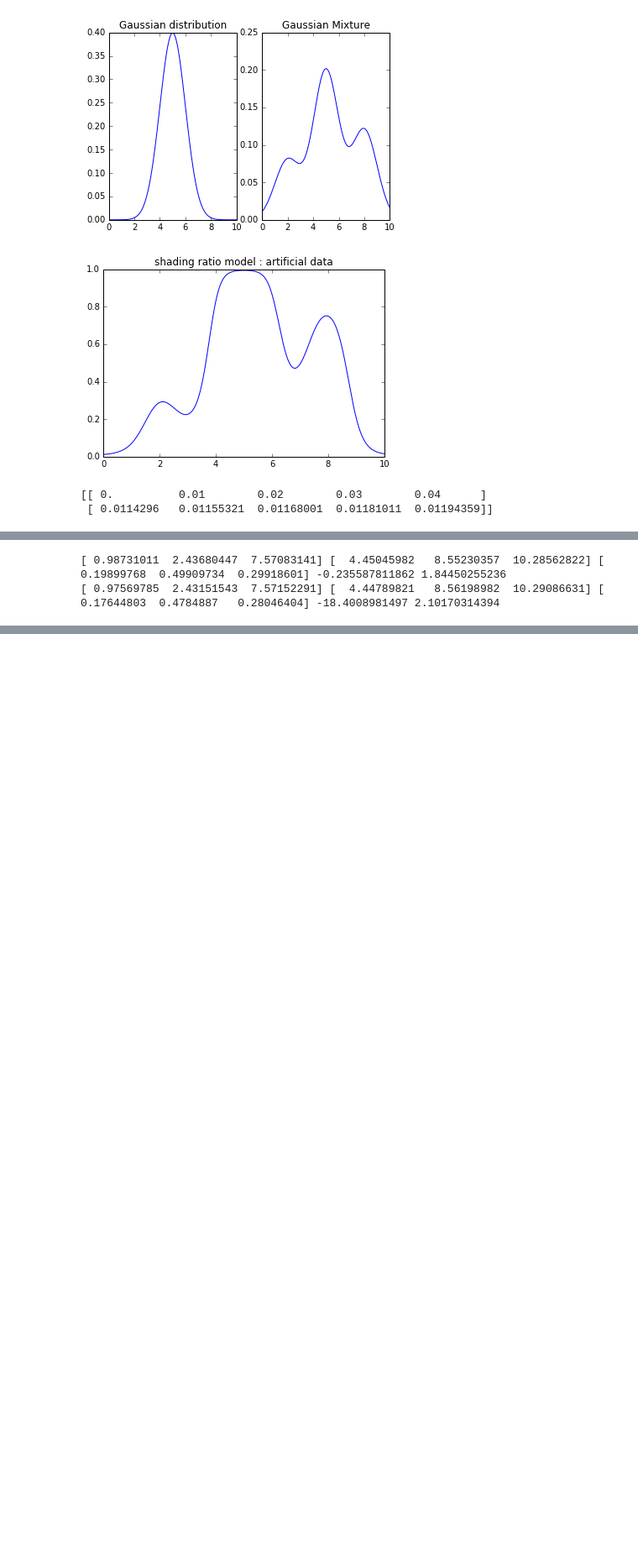
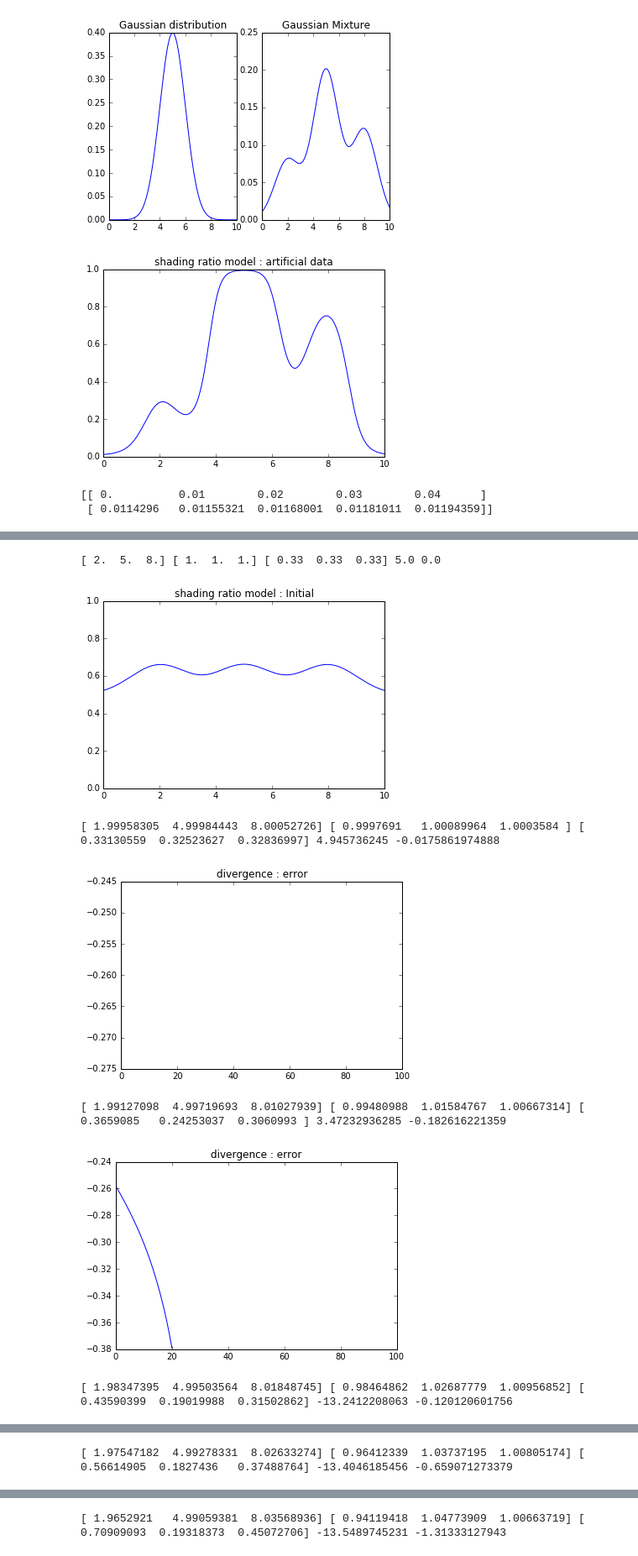
Before and after one commit to daigo0927/pyworks, a Jupyter notebook: ShadingRatioModeling/ShadeModeling.ipynb, the cells around one changed output, grey strips where cells are left out. Shown at 84% size. Cells and saved outputs as stored; diff of their text form; code cells hidden in the pictures; blank space fills up the shorter version.

```diff
--- a/ShadingRatioModeling/ShadeModeling.ipynb
+++ b/ShadingRatioModeling/ShadeModeling.ipynb
@@ -109,20 +270,35 @@ def GradientDescent(parameter, LearningRate, gradient):
 iterate = range(100)
 mu = muInit
 sigma = sigmaInit
-pi = piTrue
+pi = piInit
 a = aInit
 b = bInit
+print(mu, sigma, pi, a, b)
+
+
+InitModel = []
+for i in data[0, :]:
+    InitModel.append(ShadeModel(i, mu=mu, sigma=sigma, pi=pi, a=a, b=b))
+
+plt.plot(data[0, :], InitModel)
+plt.ylim([0, 1])
+plt.title('shading ratio model : Initial')
+plt.show()
+
 
 # little value for numerical defferentiation
 h = 1e-4
 
+# divergence
+Div = []
+
 for i in iterate:
     # learning rate : 1/t anealed
-    EtaMu = 1
-    EtaSigma = 1
+    EtaMu = 0.1
+    EtaSigma = 0.1
     EtaPi = 0.1
-    EtaA = 1
-    EtaB = 1
+    EtaA = 1.0
+    EtaB = 1.0
 
 
     # update mu
@@ -148,6 +324,7 @@ for i in iterate:
         Divb = Bregman_divergence(x = data[0, : ], f = data[1,: ], mu=mu, sigma=sigma, pi = pi, a = a, b=b)
         grad[idx] = (Divf - Divb)/(2*h)
         sigma[idx] = tmp
+    # print(grad)
     sigma = GradientDescent(parameter=sigma, LearningRate=EtaSigma, gradient=grad)
 
     # update pi
@@ -162,32 +339,46 @@ for i in iterate:
         pi[idx] = tmp
     # print(grad)
     pi = GradientDescent(parameter=pi, LearningRate=EtaPi, gradient=grad)
 
     # update a
     Divf = Bregman_divergence(x = data[0, : ], f = data[1,: ], mu=mu, sigma=sigma, pi = pi, a = a+h, b=b)
     Divb = Bregman_divergence(x = data[0, : ], f = data[1,: ], mu=mu, sigma=sigma, pi = pi, a = a-h, b=b)
     gradient = (Divf - Divb)/(2*h)
     # print(gradient)
     a = GradientDescent(parameter=a, LearningRate=EtaA, gradient=gradient)
 
     # update b
     Divf = Bregman_divergence(x = data[0, : ], f = data[1,: ], mu=mu, sigma=sigma, pi = pi, a = a, b=b+h)
     Divb = Bregman_divergence(x = data[0, : ], f = data[1,: ], mu=mu, sigma=sigma, pi = pi, a = a, b=b-h)
     gradient = (Divf - Divb)/(2*h)
     # print(gradient)
     b = GradientDescent(parameter=b, LearningRate=EtaB, gradient=gradient)
 
+    Div.append(Bregman_divergence(x=data[0, : ], f = data[1, :], mu=mu, sigma = sigma, pi = pi, a = a, b = b))
+
     if(i % 20 ==0):
         print(mu, sigma, pi, a, b)
+        plt.plot(range(len(Div)), Div)
+        plt.xlim([0, len(iterate)])
+        plt.title('divergence : error')
+        plt.show()
+
+
 
 Result = []
 for i in data[0, :]:
     Result.append(ShadeModel(x = i, mu =mu, sigma=sigma, pi = pi, a=a, b=b))
 
 plt.plot(data[0, :], Result)
 plt.ylim([0, 1])
+plt.xlim([0,10])
 plt.title('shading ratio model : estimation result')
 plt.show()
 # %% [output]
-[ 0.98731011  2.43680447  7.57083141] [  4.45045982   8.55230357  10.28562822] [ 0.19899768  0.49909734  0.29918601] -0.235587811862 1.84450255236
-[ 0.97569785  2.43151543  7.57152291] [  4.44789821   8.56198982  10.29086631] [ 0.17644803  0.4784887   0.28046404] -18.4008981497 2.10170314394
+[ 2.  5.  8.] [ 1.  1.  1.] [ 0.33  0.33  0.33] 5.0 0.0
+[figure, added]
+[ 1.99958305  4.99984443  8.00052726] [ 0.9997691   1.00089964  1.0003584 ] [ 0.33130559  0.32523627  0.32836997] 4.945736245 -0.0175861974888
+[figure, added]
+[ 1.99127098  4.99719693  8.01027939] [ 0.99480988  1.01584767  1.00667314] [ 0.3659085   0.24253037  0.3060993 ] 3.47232936285 -0.182616221359
+[figure, added]
+[ 1.98347395  4.99503564  8.01848745] [ 0.98464862  1.02687779  1.00956852] [ 0.43590399  0.19019988  0.31502862] -13.2412208063 -0.120120601756
@@ -193,0 +386 @@ plt.show()
+[ 1.97547182  4.99278331  8.02633274] [ 0.96412339  1.03737195  1.00805174] [ 0.56614905  0.1827436   0.37488764] -13.4046185456 -0.659071273379
@@ -193,0 +388 @@ plt.show()
+[ 1.9652921   4.99059381  8.03568936] [ 0.94119418  1.04773909  1.00663719] [ 0.70909093  0.19318373  0.45072706] -13.5489745231 -1.31333127943
```
Also changed, not shown: parts of 15 cells of this notebook.
